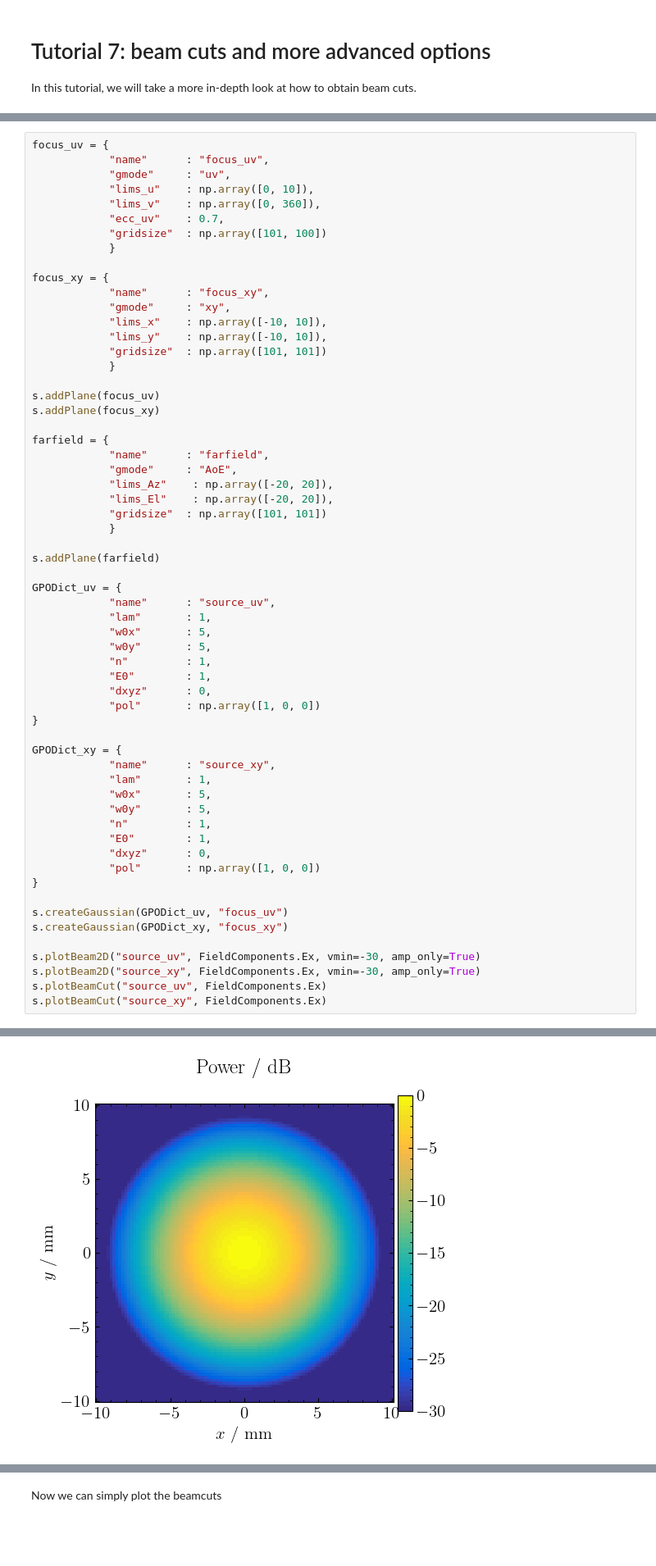
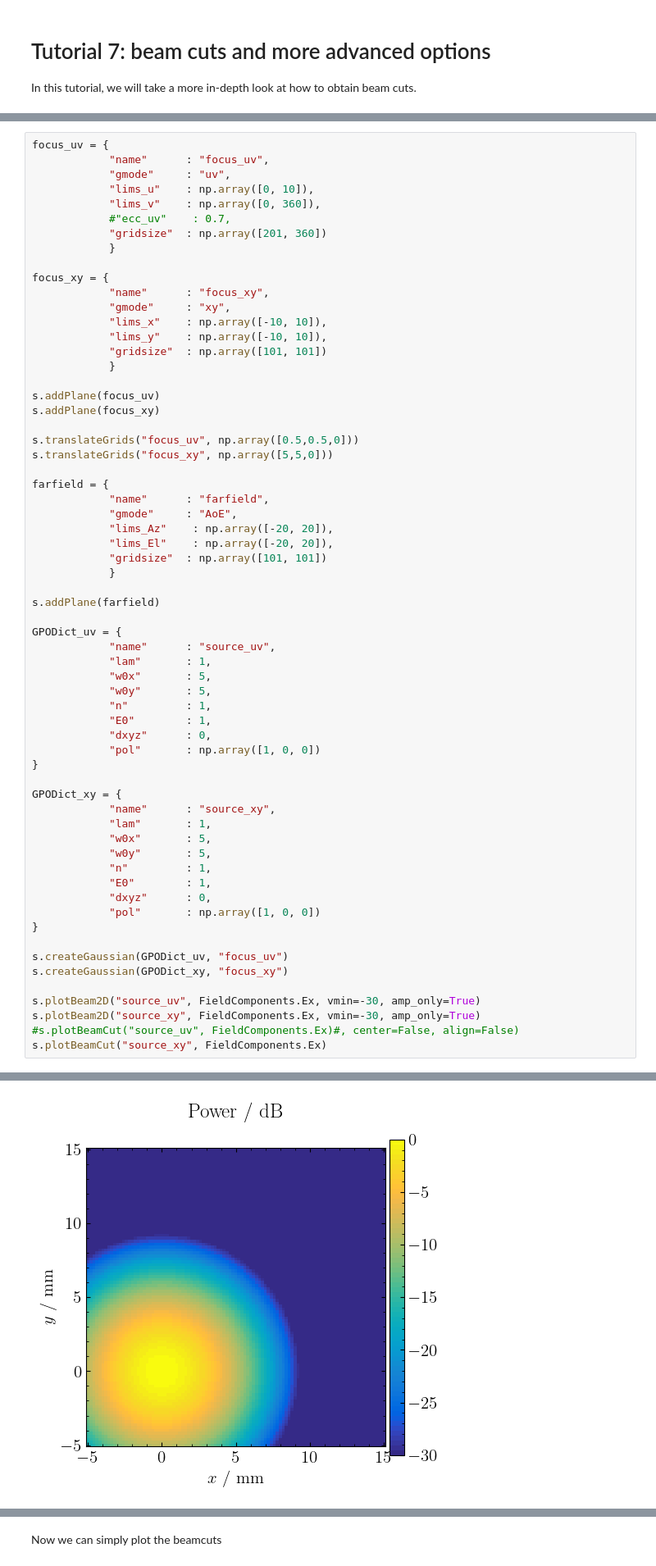
Before and after one commit to PyPO-dev/PyPO, a Jupyter notebook: tutorials/Tutorial7.ipynb, the cells around one changed output, grey strips where cells are left out. Shown at 82% size. Saved outputs shown, nothing was run; the diff lists cells and outputs as text; blank space fills up the shorter version.

```diff
--- a/tutorials/Tutorial7.ipynb
+++ b/tutorials/Tutorial7.ipynb
@@ -18,8 +18,8 @@ focus_uv = {
             "gmode"     : "uv",
             "lims_u"    : np.array([0, 10]),
             "lims_v"    : np.array([0, 360]),
-            "ecc_uv"    : 0.7,
-            "gridsize"  : np.array([101, 100])
+            #"ecc_uv"    : 0.7,
+            "gridsize"  : np.array([201, 360])
             }
 
 focus_xy = {
@@ -32,6 +32,9 @@ focus_xy = {
 
 s.addPlane(focus_uv)
 s.addPlane(focus_xy)
+
+s.translateGrids("focus_uv", np.array([0.5,0.5,0]))
+s.translateGrids("focus_xy", np.array([5,5,0]))
 
 farfield = {
             "name"      : "farfield",
@@ -70,6 +73,6 @@ s.createGaussian(GPODict_xy, "focus_xy")
 
 s.plotBeam2D("source_uv", FieldComponents.Ex, vmin=-30, amp_only=True)
 s.plotBeam2D("source_xy", FieldComponents.Ex, vmin=-30, amp_only=True)
-s.plotBeamCut("source_uv", FieldComponents.Ex)
+#s.plotBeamCut("source_uv", FieldComponents.Ex)#, center=False, align=False)
 s.plotBeamCut("source_xy", FieldComponents.Ex)
 # %% [output]
@@ -80 +80 @@ s.plotBeamCut("source_xy", FieldComponents.Ex)
-[figure, old version]
+[figure, new version]
```
Also changed, not shown: parts of 4 cells of this notebook, 3 other files.
